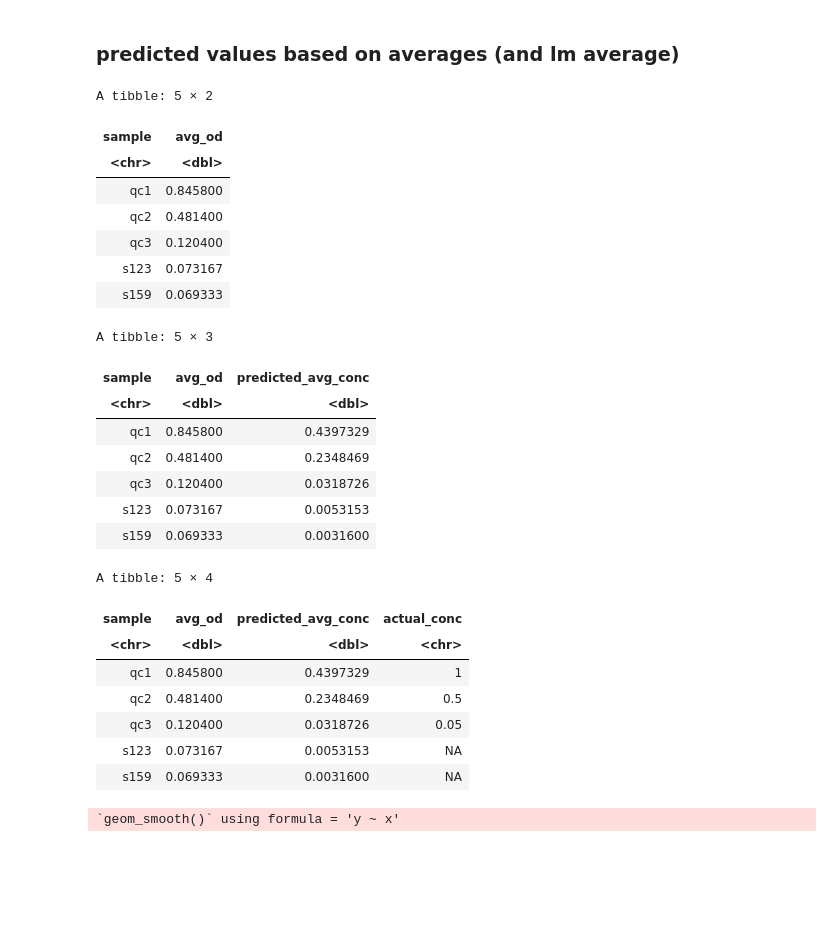
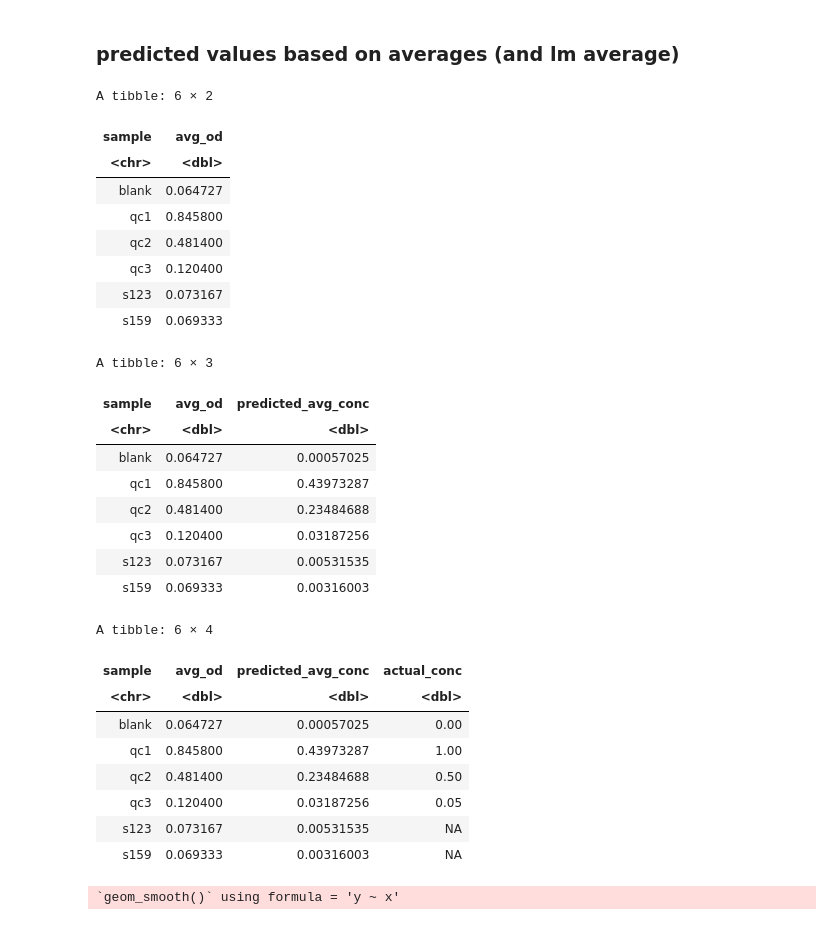
Before and after one commit to brookewicz/LabNotebook, a Jupyter notebook: Nutrients/no3_calc.ipynb, the cells around one changed output. Drawn from its saved outputs; the diff is of its cells as text; code cells hidden in the pictures; blank space fills up the shorter version.

```diff
--- a/Nutrients/no3_calc.ipynb
+++ b/Nutrients/no3_calc.ipynb
@@ -418,0 +461,12 @@ qc_long <- bind_rows(qc1, qc2, qc3)
+# %%
+#blanks
+# A,B,D, E, F 8
+# C 9-11
+# D 9-11
+blanks <- data.frame(
+  rep = c(seq(1:11)), # Replicate numbers
+  od = c(raw["a", 8], raw["b", 8],  raw["d", 8], raw["e", 8], raw["f", 8],
+         raw["c", 9], raw["d", 9], raw["c", 10], raw["d", 10], raw["c", 11], raw["d", 11]),
+  sample = "blank"
+)
+blanks
@@ -419,5 +488,6 @@ qc_long <- bind_rows(qc1, qc2, qc3)
 # %%
 samples<-rbind(samples, qc_long)
+samples<-rbind(samples, blanks)
 # %%
 samples <- samples %>%
     group_by(sample) %>%
@@ -453,9 +523,10 @@ sample_avg<-samples %>%
         summarise(avg_od = mean(od))
 sample_avg
 # %% [output]
-A tibble: 5 × 2
+A tibble: 6 × 2
 | sample | avg_od |
 | <chr> | <dbl> |
+| blank | 0.064727 |
 | qc1 | 0.845800 |
 | qc2 | 0.481400 |
 | qc3 | 0.120400 |
@@ -465,26 +536,28 @@ A tibble: 5 × 2
 sample_avg$predicted_avg_conc <- predict(low_avg_model, newdata = sample_avg)
 sample_avg
 # %% [output]
-A tibble: 5 × 3
+A tibble: 6 × 3
 | sample | avg_od | predicted_avg_conc |
 | <chr> | <dbl> | <dbl> |
-| qc1 | 0.845800 | 0.4397329 |
-| qc2 | 0.481400 | 0.2348469 |
-| qc3 | 0.120400 | 0.0318726 |
-| s123 | 0.073167 | 0.0053153 |
-| s159 | 0.069333 | 0.0031600 |
+| blank | 0.064727 | 0.00057025 |
+| qc1 | 0.845800 | 0.43973287 |
+| qc2 | 0.481400 | 0.23484688 |
+| qc3 | 0.120400 | 0.03187256 |
+| s123 | 0.073167 | 0.00531535 |
+| s159 | 0.069333 | 0.00316003 |
 # %%
-sample_avg$actual_conc <- c('1','0.5','0.05',NA,NA)
+sample_avg$actual_conc <- c(0,1,0.5,0.05,NA,NA)
 sample_avg
 # %% [output]
-A tibble: 5 × 4
+A tibble: 6 × 4
 | sample | avg_od | predicted_avg_conc | actual_conc |
-| <chr> | <dbl> | <dbl> | <chr> |
-| qc1 | 0.845800 | 0.4397329 | 1 |
-| qc2 | 0.481400 | 0.2348469 | 0.5 |
-| qc3 | 0.120400 | 0.0318726 | 0.05 |
-| s123 | 0.073167 | 0.0053153 | NA |
-| s159 | 0.069333 | 0.0031600 | NA |
+| <chr> | <dbl> | <dbl> | <dbl> |
+| blank | 0.064727 | 0.00057025 | 0.00 |
+| qc1 | 0.845800 | 0.43973287 | 1.00 |
+| qc2 | 0.481400 | 0.23484688 | 0.50 |
+| qc3 | 0.120400 | 0.03187256 | 0.05 |
+| s123 | 0.073167 | 0.00531535 | NA |
+| s159 | 0.069333 | 0.00316003 | NA |
 # %%
 ggplot(sample_avg, aes(x = avg_od, y = predicted_avg_conc)) +
   geom_point() +  # Plot the average OD
```
Also changed, not shown: parts of 20 cells of this notebook.
